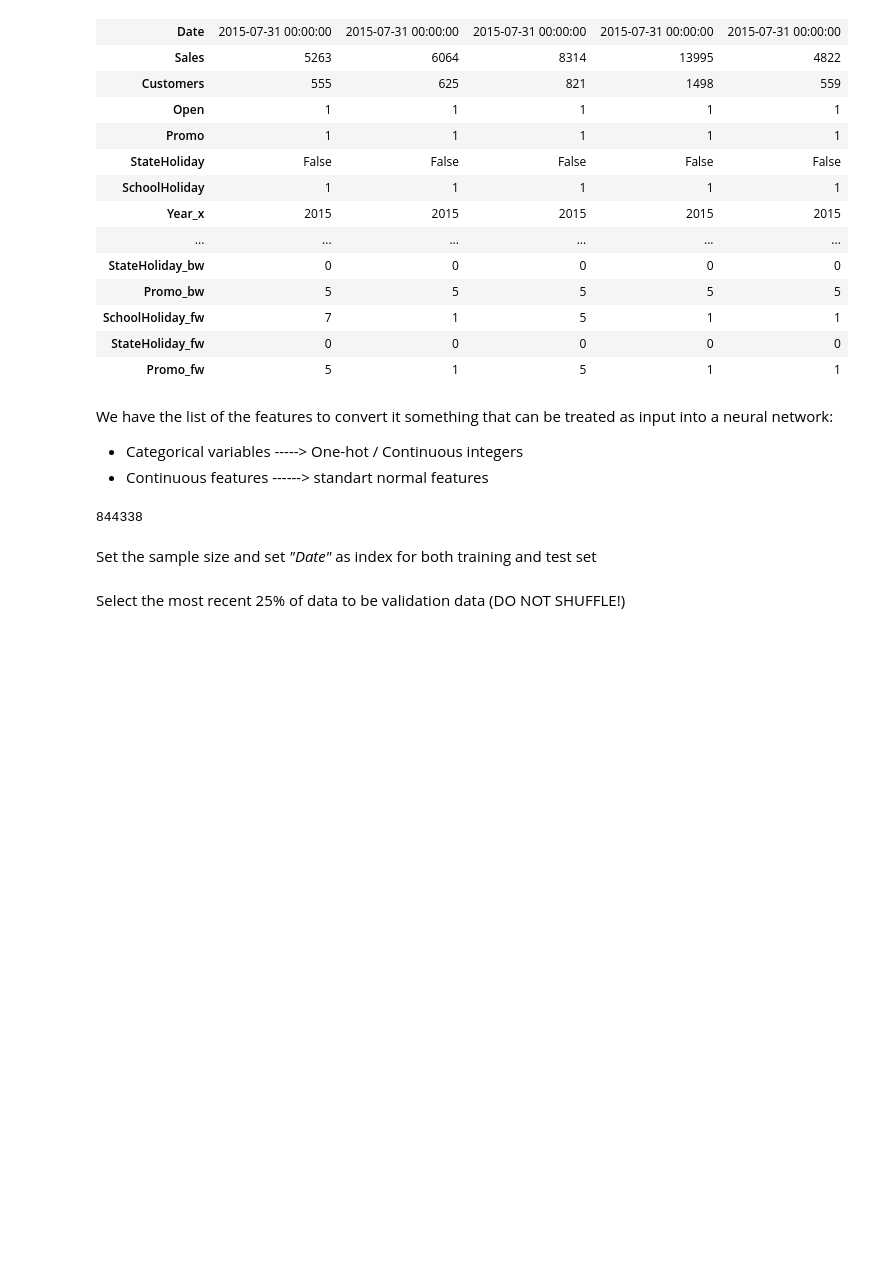
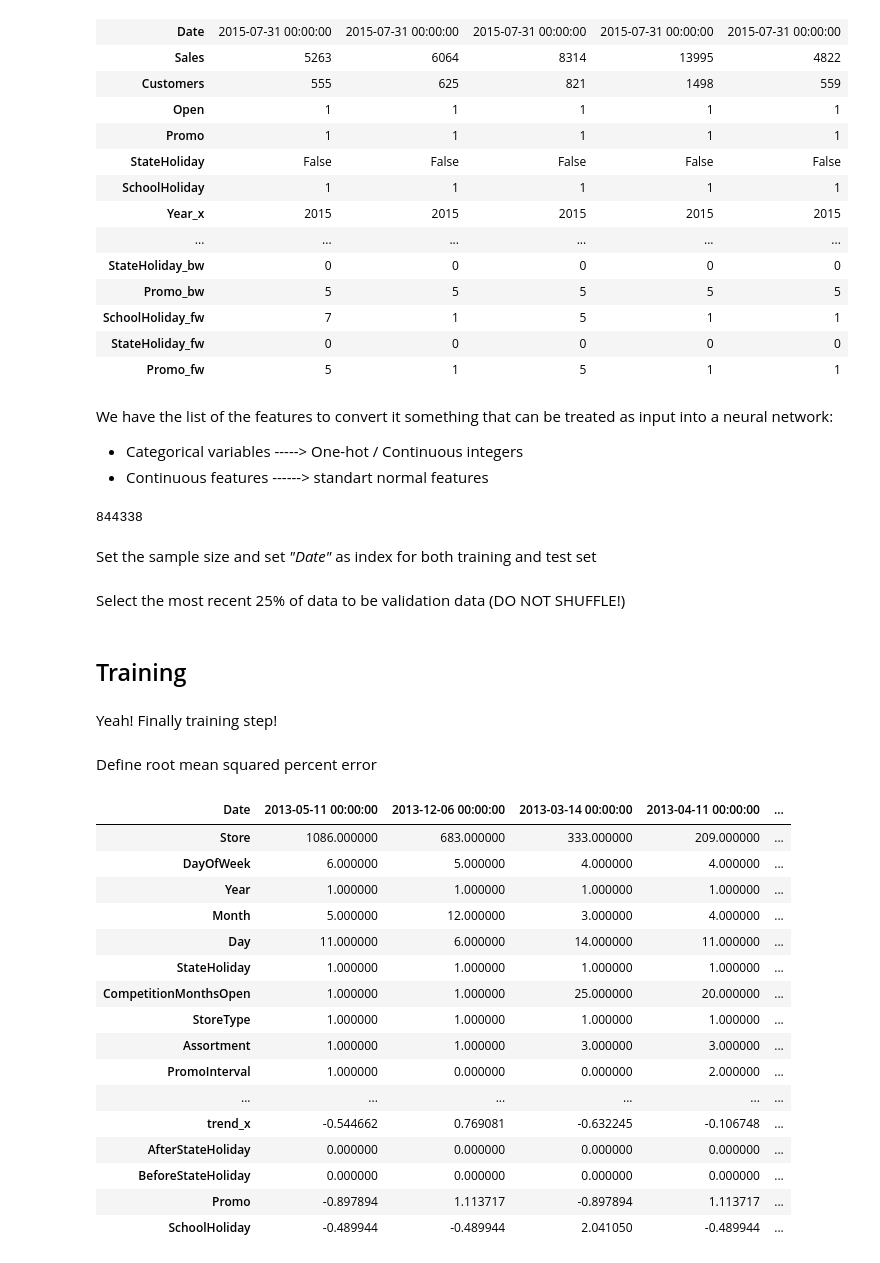
Before and after one commit to yuriimchg/Machine-Learning-sandbox, a Jupyter notebook: fastai/rossmann_kaggle.ipynb, the cells around one changed output. Drawn from its saved outputs; the diff is of its cells as text; code cells hidden in the pictures; blank space fills up the shorter version.

```diff
--- a/fastai/rossmann_kaggle.ipynb
+++ b/fastai/rossmann_kaggle.ipynb
@@ -596,0 +607,6 @@ Select the most recent 25% of data to be validation data (DO NOT SHUFFLE!)
+# %% [markdown]
+## Training
+# %% [markdown]
+Yeah! Finally training step!
+# %% [markdown]
+Define root mean squared percent error
@@ -596,0 +627,20 @@ Select the most recent 25% of data to be validation data (DO NOT SHUFFLE!)
+# %%
+df.sample(7).T
+# %% [output]
+| Date | 2013-05-11 00:00:00 | 2013-12-06 00:00:00 | 2013-03-14 00:00:00 | 2013-04-11 00:00:00 | ... |
+| Store | 1086.000000 | 683.000000 | 333.000000 | 209.000000 | ... |
+| DayOfWeek | 6.000000 | 5.000000 | 4.000000 | 4.000000 | ... |
+| Year | 1.000000 | 1.000000 | 1.000000 | 1.000000 | ... |
+| Month | 5.000000 | 12.000000 | 3.000000 | 4.000000 | ... |
+| Day | 11.000000 | 6.000000 | 14.000000 | 11.000000 | ... |
+| StateHoliday | 1.000000 | 1.000000 | 1.000000 | 1.000000 | ... |
+| CompetitionMonthsOpen | 1.000000 | 1.000000 | 25.000000 | 20.000000 | ... |
+| StoreType | 1.000000 | 1.000000 | 1.000000 | 1.000000 | ... |
+| Assortment | 1.000000 | 1.000000 | 3.000000 | 3.000000 | ... |
+| PromoInterval | 1.000000 | 0.000000 | 0.000000 | 2.000000 | ... |
+| ... | ... | ... | ... | ... | ... |
+| trend_x | -0.544662 | 0.769081 | -0.632245 | -0.106748 | ... |
+| AfterStateHoliday | 0.000000 | 0.000000 | 0.000000 | 0.000000 | ... |
+| BeforeStateHoliday | 0.000000 | 0.000000 | 0.000000 | 0.000000 | ... |
+| Promo | -0.897894 | 1.113717 | -0.897894 | 1.113717 | ... |
+| SchoolHoliday | -0.489944 | -0.489944 | 2.041050 | -0.489944 | ... |
```
Also changed, not shown: parts of 7 cells of this notebook.
